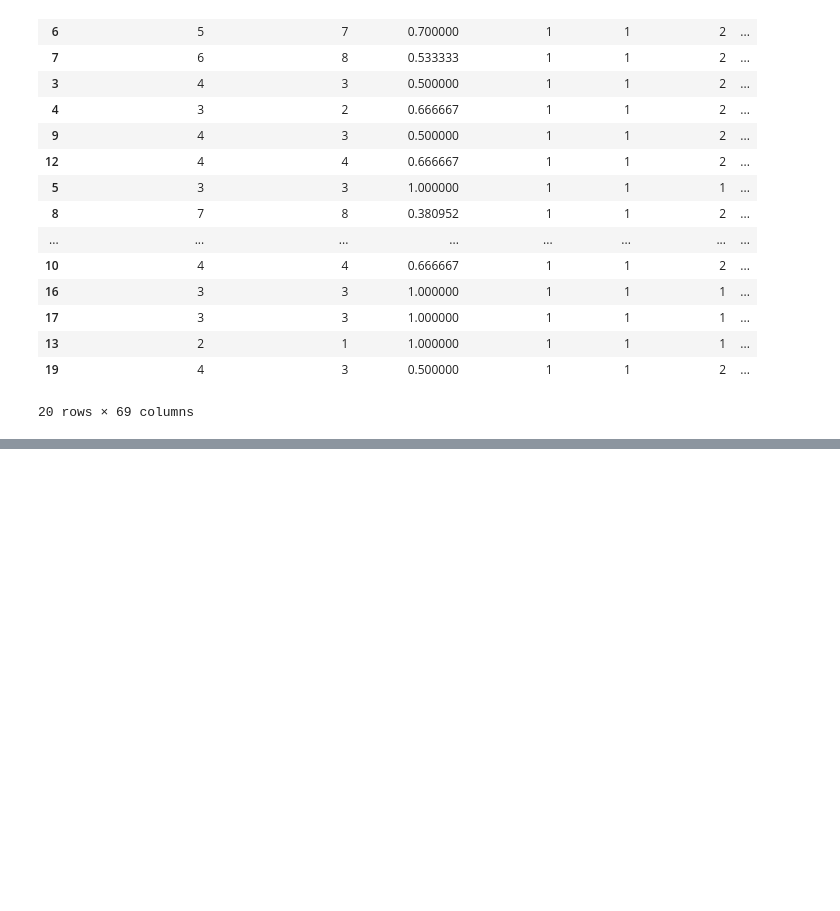
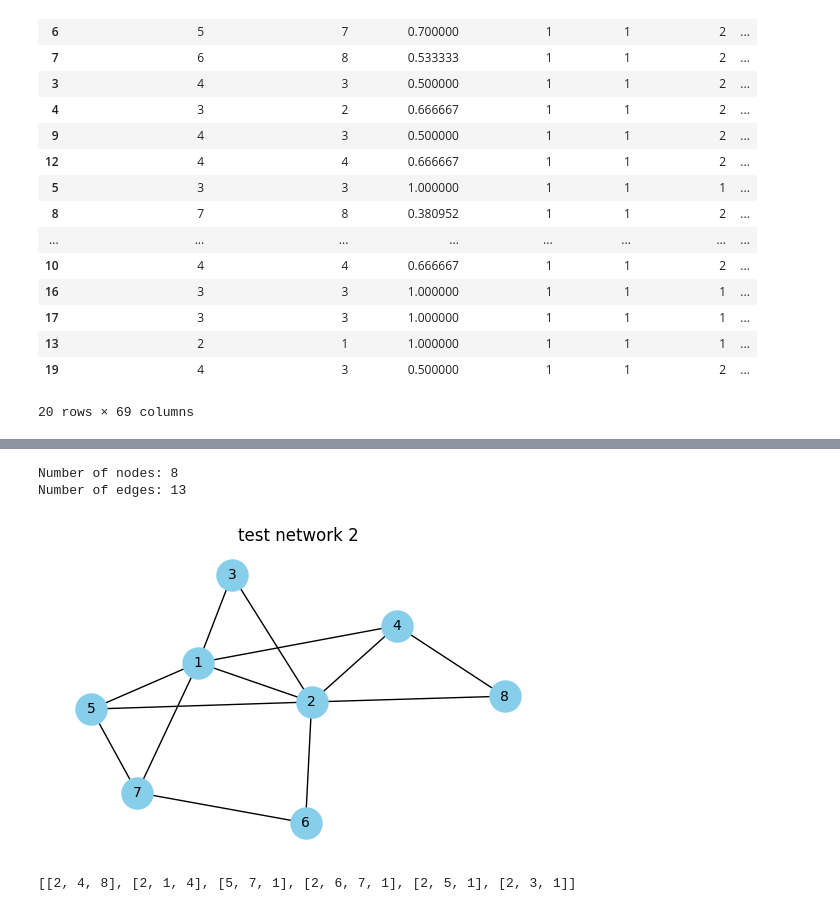
Before and after one commit to kk-shetty/data_science_ik, a Jupyter notebook: projects/ml_mini_project/EDA_edge_file.ipynb, the cells around one changed output, grey strips where cells are left out. Saved outputs shown, nothing was run; the diff lists cells and outputs as text; code cells hidden in the pictures; blank space fills up the shorter version.

```diff
--- a/projects/ml_mini_project/EDA_edge_file.ipynb
+++ b/projects/ml_mini_project/EDA_edge_file.ipynb
@@ -328,0 +341,33 @@ Length: 69, dtype: int64
+# %%
+# Define edges
+edges = [
+    (1, 2), (1, 3), (1, 4), (1, 5), (1, 7),
+    (2, 3), (2, 4), (2, 5), (2, 6), (2, 8),
+    (4, 8), (5, 7),
+    (6,7)
+]
+
+# Create graph
+G = nx.Graph()
+
+# Add edges to the graph
+G.add_edges_from(edges)
+
+# Print information about the graph
+print("Number of nodes:", G.number_of_nodes())
+print("Number of edges:", G.number_of_edges())
+# %% [output]
+Number of nodes: 8
+Number of edges: 13
+# %%
+plt.figure(figsize=(5,3))
+pos = nx.kamada_kawai_layout(G)
+nx.draw(G, pos, with_labels=True, node_color='skyblue', node_size=500, edge_color='black', linewidths=1, font_size=10)
+plt.title("test network 2")
+plt.show()
+# %% [output]
+[figure, added]
+# %%
+nx.cycle_basis(G)
+# %% [output]
+[[2, 4, 8], [2, 1, 4], [5, 7, 1], [2, 6, 7, 1], [2, 5, 1], [2, 3, 1]]
```
Also changed, not shown: parts of 7 cells of this notebook.
